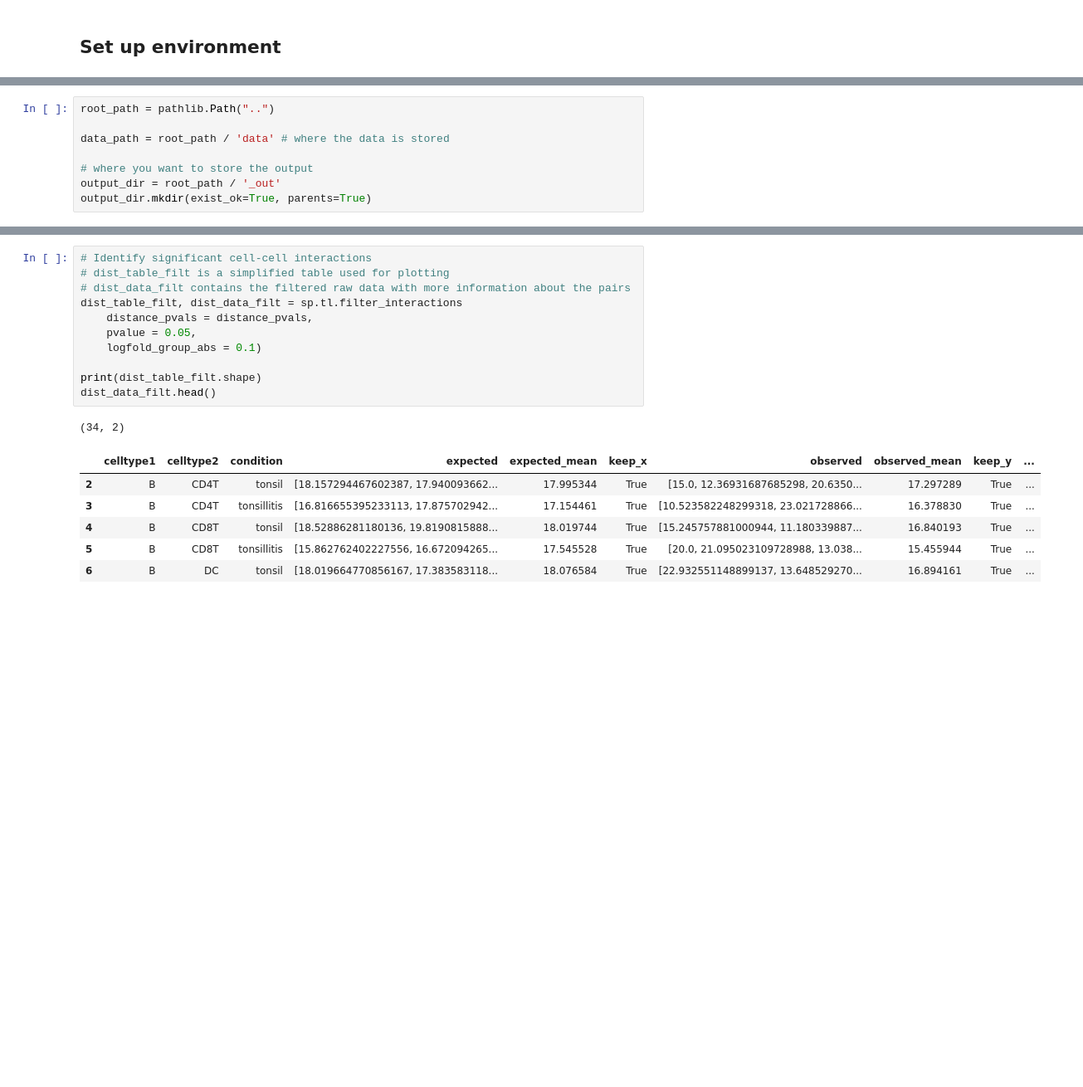
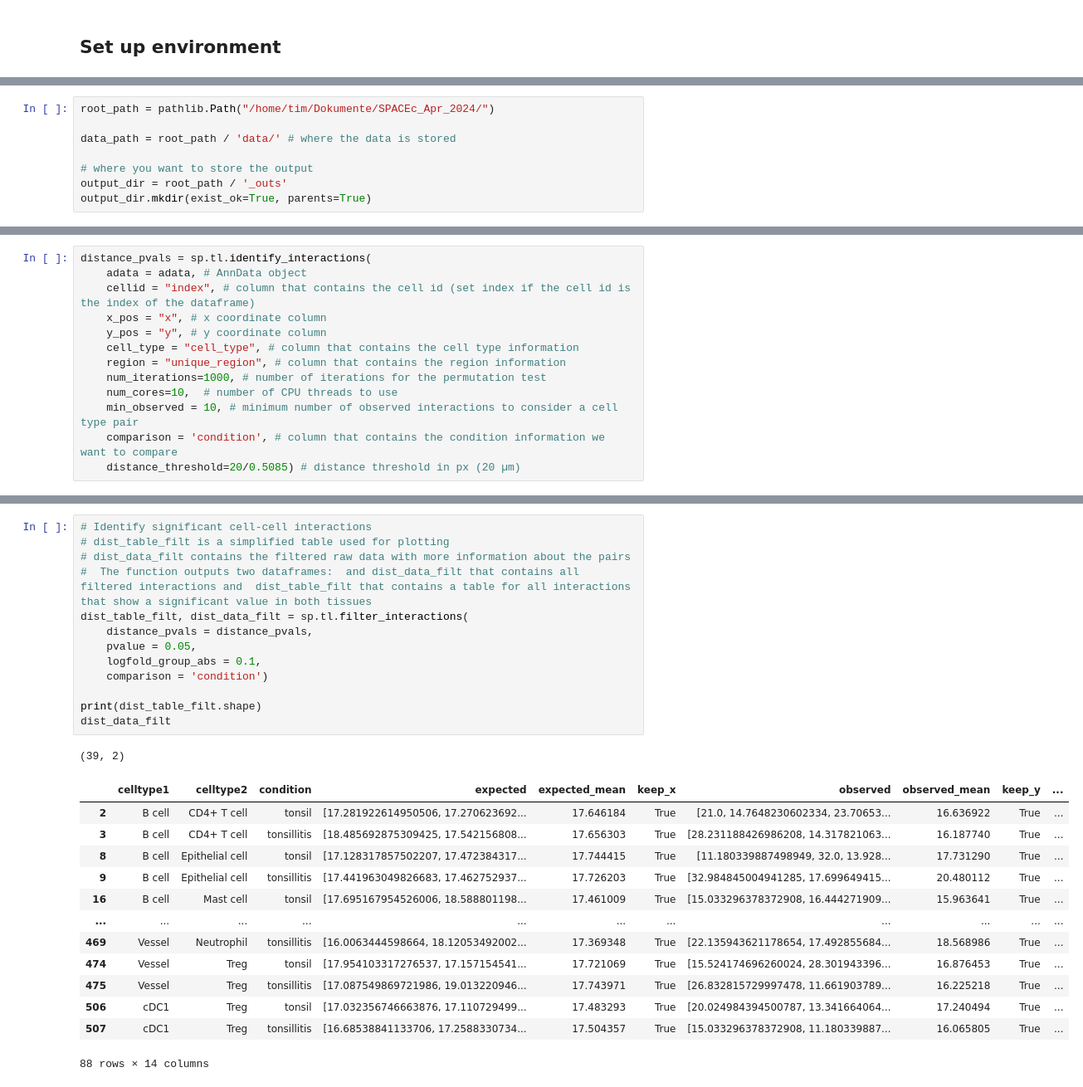
Before and after one commit to yuqiyuqitan/SPACEc, a Jupyter notebook: notebooks/5_distance_permutation_analysis.ipynb, the cells around one changed output, grey strips where cells are left out. Shown at 83% size. Drawn from its saved outputs; the diff is of its cells as text; blank space fills up the shorter version.

```diff
--- a/notebooks/5_distance_permutation_analysis.ipynb
+++ b/notebooks/5_distance_permutation_analysis.ipynb
@@ -22,8 +19,8 @@ import spacec as sp
 # %%
-root_path = pathlib.Path("..")
+root_path = pathlib.Path("/home/tim/Dokumente/SPACEc_Apr_2024/")
 
-data_path = root_path / 'data' # where the data is stored
+data_path = root_path / 'data/' # where the data is stored
 
 # where you want to store the output
-output_dir = root_path / '_out'
+output_dir = root_path / '_outs'
 output_dir.mkdir(exist_ok=True, parents=True)
@@ -90,0 +40,13 @@ Save iterative triangulation distance output to anndata.uns triDist
+# %%
+distance_pvals = sp.tl.identify_interactions(
+    adata = adata, # AnnData object
+    cellid = "index", # column that contains the cell id (set index if the cell id is the index of the dataframe)
+    x_pos = "x", # x coordinate column
+    y_pos = "y", # y coordinate column
+    cell_type = "cell_type", # column that contains the cell type information
+    region = "unique_region", # column that contains the region information
+    num_iterations=1000, # number of iterations for the permutation test
+    num_cores=10,  # number of CPU threads to use
+    min_observed = 10, # minimum number of observed interactions to consider a cell type pair
+    comparison = 'condition', # column that contains the condition information we want to compare
+    distance_threshold=20/0.5085) # distance threshold in px (20 µm)
@@ -91,19 +91,28 @@ Save iterative triangulation distance output to anndata.uns triDist
 # %%
 # Identify significant cell-cell interactions
 # dist_table_filt is a simplified table used for plotting
 # dist_data_filt contains the filtered raw data with more information about the pairs
-dist_table_filt, dist_data_filt = sp.tl.filter_interactions
+#  The function outputs two dataframes:  and dist_data_filt that contains all filtered interactions and  dist_table_filt that contains a table for all interactions that show a significant value in both tissues
+dist_table_filt, dist_data_filt = sp.tl.filter_interactions(
     distance_pvals = distance_pvals,
     pvalue = 0.05,
-    logfold_group_abs = 0.1)
+    logfold_group_abs = 0.1,
+    comparison = 'condition')
 
 print(dist_table_filt.shape)
-dist_data_filt.head()
+dist_data_filt
 # %% [output]
-(34, 2)
+(39, 2)
 |  | celltype1 | celltype2 | condition | expected | expected_mean | keep_x | observed | observed_mean | keep_y | ... |
-| 2 | B | CD4T | tonsil | [18.157294467602387, 17.940093662... | 17.995344 | True | [15.0, 12.36931687685298, 20.6350... | 17.297289 | True | ... |
-| 3 | B | CD4T | tonsillitis | [16.816655395233113, 17.875702942... | 17.154461 | True | [10.523582248299318, 23.021728866... | 16.378830 | True | ... |
-| 4 | B | CD8T | tonsil | [18.52886281180136, 19.8190815888... | 18.019744 | True | [15.245757881000944, 11.180339887... | 16.840193 | True | ... |
-| 5 | B | CD8T | tonsillitis | [15.862762402227556, 16.672094265... | 17.545528 | True | [20.0, 21.095023109728988, 13.038... | 15.455944 | True | ... |
-| 6 | B | DC | tonsil | [18.019664770856167, 17.383583118... | 18.076584 | True | [22.932551148899137, 13.648529270... | 16.894161 | True | ... |
+| 2 | B cell | CD4+ T cell | tonsil | [17.281922614950506, 17.270623692... | 17.646184 | True | [21.0, 14.7648230602334, 23.70653... | 16.636922 | True | ... |
+| 3 | B cell | CD4+ T cell | tonsillitis | [18.485692875309425, 17.542156808... | 17.656303 | True | [28.231188426986208, 14.317821063... | 16.187740 | True | ... |
+| 8 | B cell | Epithelial cell | tonsil | [17.128317857502207, 17.472384317... | 17.744415 | True | [11.180339887498949, 32.0, 13.928... | 17.731290 | True | ... |
+| 9 | B cell | Epithelial cell | tonsillitis | [17.441963049826683, 17.462752937... | 17.726203 | True | [32.984845004941285, 17.699649415... | 20.480112 | True | ... |
+| 16 | B cell | Mast cell | tonsil | [17.695167954526006, 18.588801198... | 17.461009 | True | [15.033296378372908, 16.444271909... | 15.963641 | True | ... |
+| ... | ... | ... | ... | ... | ... | ... | ... | ... | ... | ... |
+| 469 | Vessel | Neutrophil | tonsillitis | [16.0063444598664, 18.12053492002... | 17.369348 | True | [22.135943621178654, 17.492855684... | 18.568986 | True | ... |
+| 474 | Vessel | Treg | tonsil | [17.954103317276537, 17.157154541... | 17.721069 | True | [15.524174696260024, 28.301943396... | 16.876453 | True | ... |
+| 475 | Vessel | Treg | tonsillitis | [17.087549869721986, 19.013220946... | 17.743971 | True | [26.832815729997478, 11.661903789... | 16.225218 | True | ... |
+| 506 | cDC1 | Treg | tonsil | [17.032356746663876, 17.110729499... | 17.483293 | True | [20.024984394500787, 13.341664064... | 17.240494 | True | ... |
+| 507 | cDC1 | Treg | tonsillitis | [16.68538841133706, 17.2588330734... | 17.504357 | True | [15.033296378372908, 11.180339887... | 16.065805 | True | ... |
+88 rows × 14 columns
```
Also changed, not shown: parts of 14 cells of this notebook, 2 other files.
